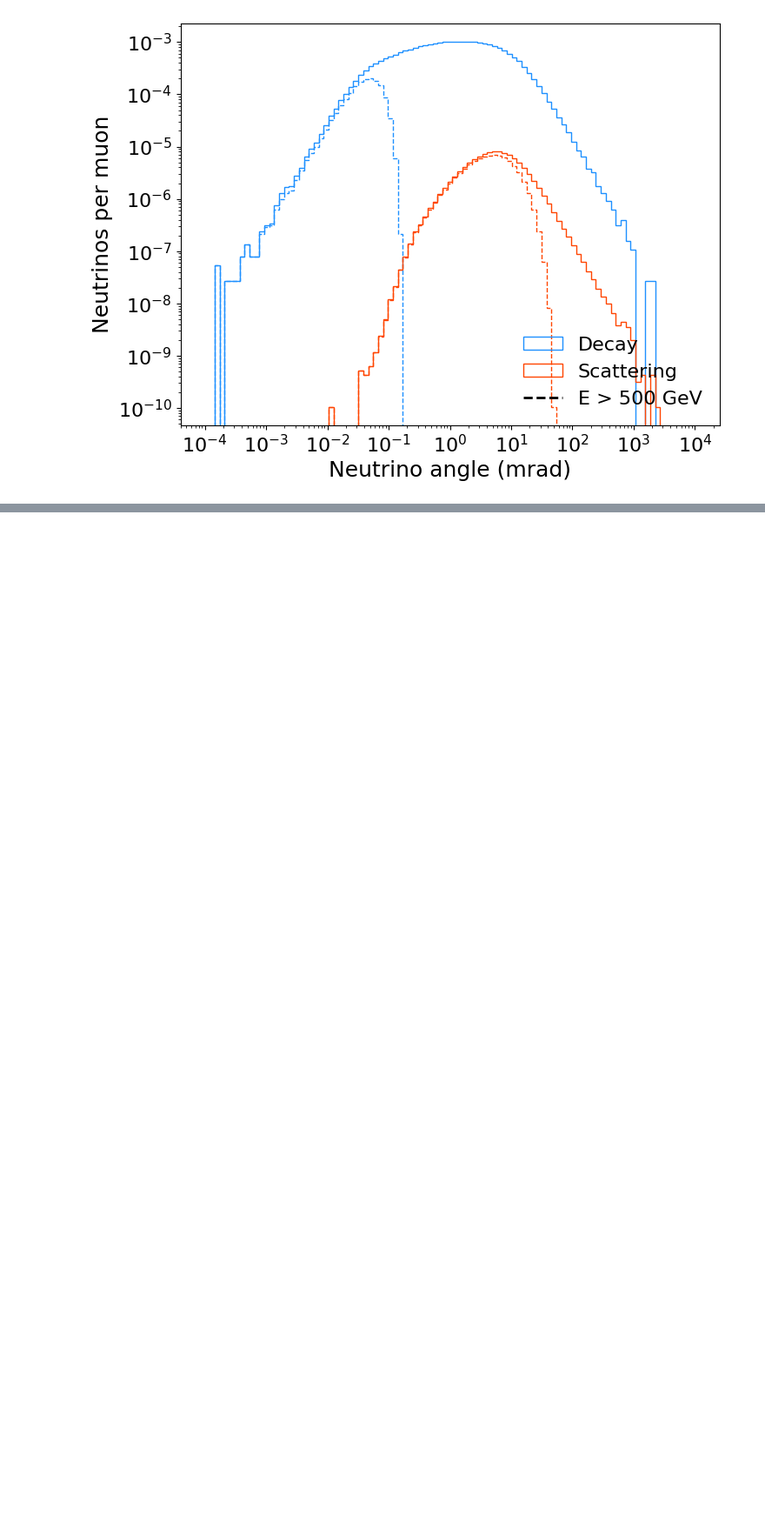
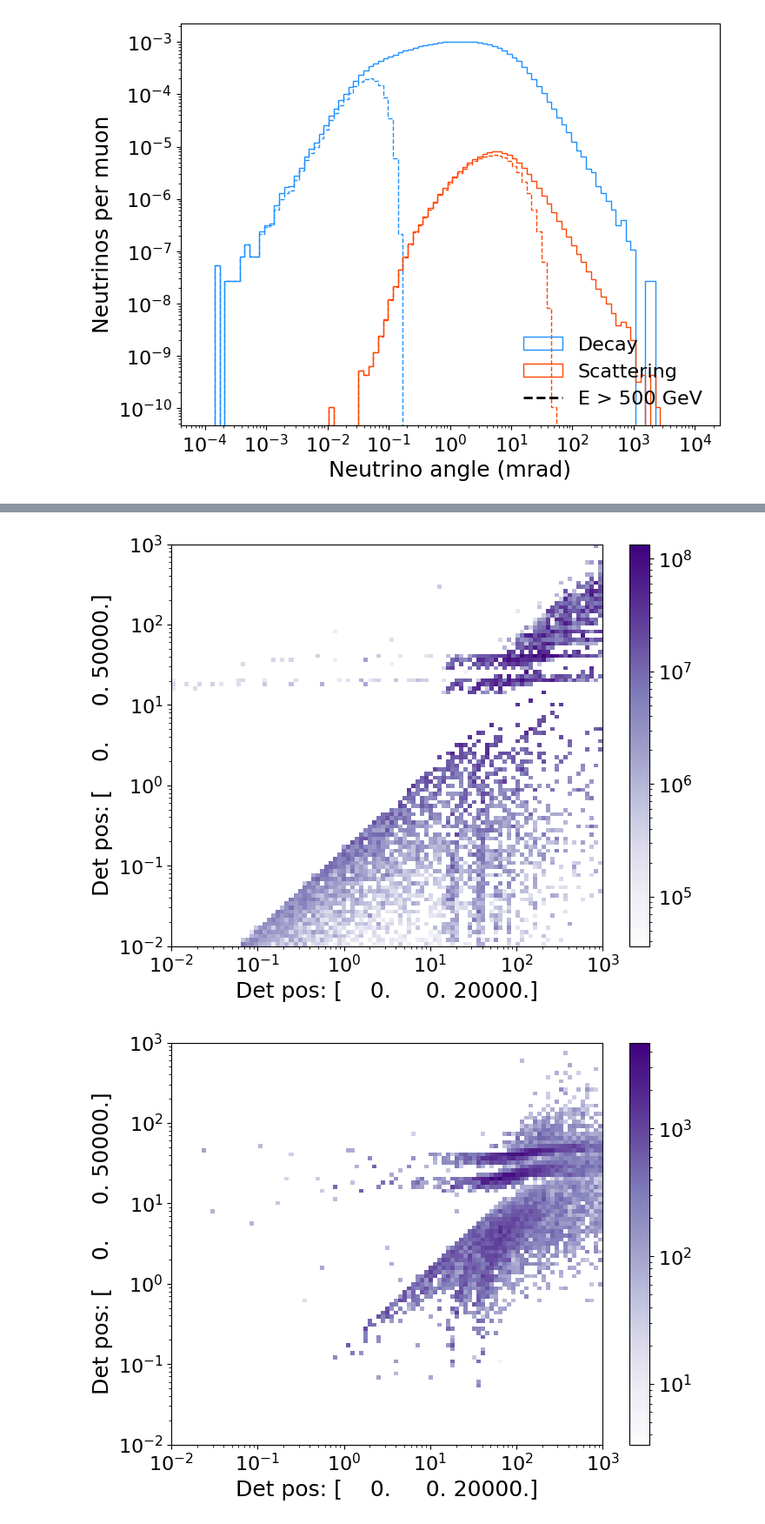
Before and after one commit to nickkamp1/NeutrinoFactoryHNL, a Jupyter notebook: BalloonSandbox.ipynb, the cells around one changed output, grey strips where cells are left out. Shown at 87% size. Saved outputs shown, nothing was run; the diff lists cells and outputs as text; code cells hidden in the pictures; blank space fills up the shorter version.

```diff
--- a/BalloonSandbox.ipynb
+++ b/BalloonSandbox.ipynb
@@ -721,0 +877,38 @@ plt.show()
+# %%
+Ndet_1 = 2
+Ndet_2 = 5
+
+n_bkg,_,_,_ = plt.hist2d(bkg_decay["bkg_photons"][Ndet_1],bkg_decay["bkg_photons"][Ndet_2],
+           weights=bkg_decay_weights,
+           bins=np.logspace(-2,3,100),
+           norm=LogNorm())
+plt.colorbar()
+plt.loglog()
+plt.xlabel("Det pos: %s"%(bkg_decay["detector_positions"][Ndet_1]))
+plt.ylabel("Det pos: %s"%(bkg_decay["detector_positions"][Ndet_2]))
+plt.show()
+
+n_sig,binsX,binsY,_ = plt.hist2d(sig["photon_counts"][0,Ndet_1],sig["photon_counts"][0,Ndet_2],
+           weights=sig_weights,
+           bins=np.logspace(-2,3,100),
+           norm=LogNorm())
+plt.colorbar()
+plt.loglog()
+plt.xlabel("Det pos: %s"%(bkg_decay["detector_positions"][Ndet_1]))
+plt.ylabel("Det pos: %s"%(bkg_decay["detector_positions"][Ndet_2]))
+plt.show()
+
+pulls = n_sig / np.sqrt(n_bkg)
+plt.pcolor(binsX[:-1],binsY[:-1],pulls,norm=LogNorm())
+# plt.hist2d(sig["photon_counts"][0,Ndet_1],sig["photon_counts"][0,Ndet_2],
+#            weights=sig_weights,
+#            bins=np.logspace(-2,3,100),
+#            norm=LogNorm())
+plt.colorbar()
+plt.loglog()
+plt.xlabel("Det pos: %s"%(bkg_decay["detector_positions"][Ndet_1]))
+plt.ylabel("Det pos: %s"%(bkg_decay["detector_positions"][Ndet_2]))
+plt.show()
+# %% [output]
+[figure, added]
+[figure, added]
```
Also changed, not shown: parts of 6 cells of this notebook, 5 other files.
